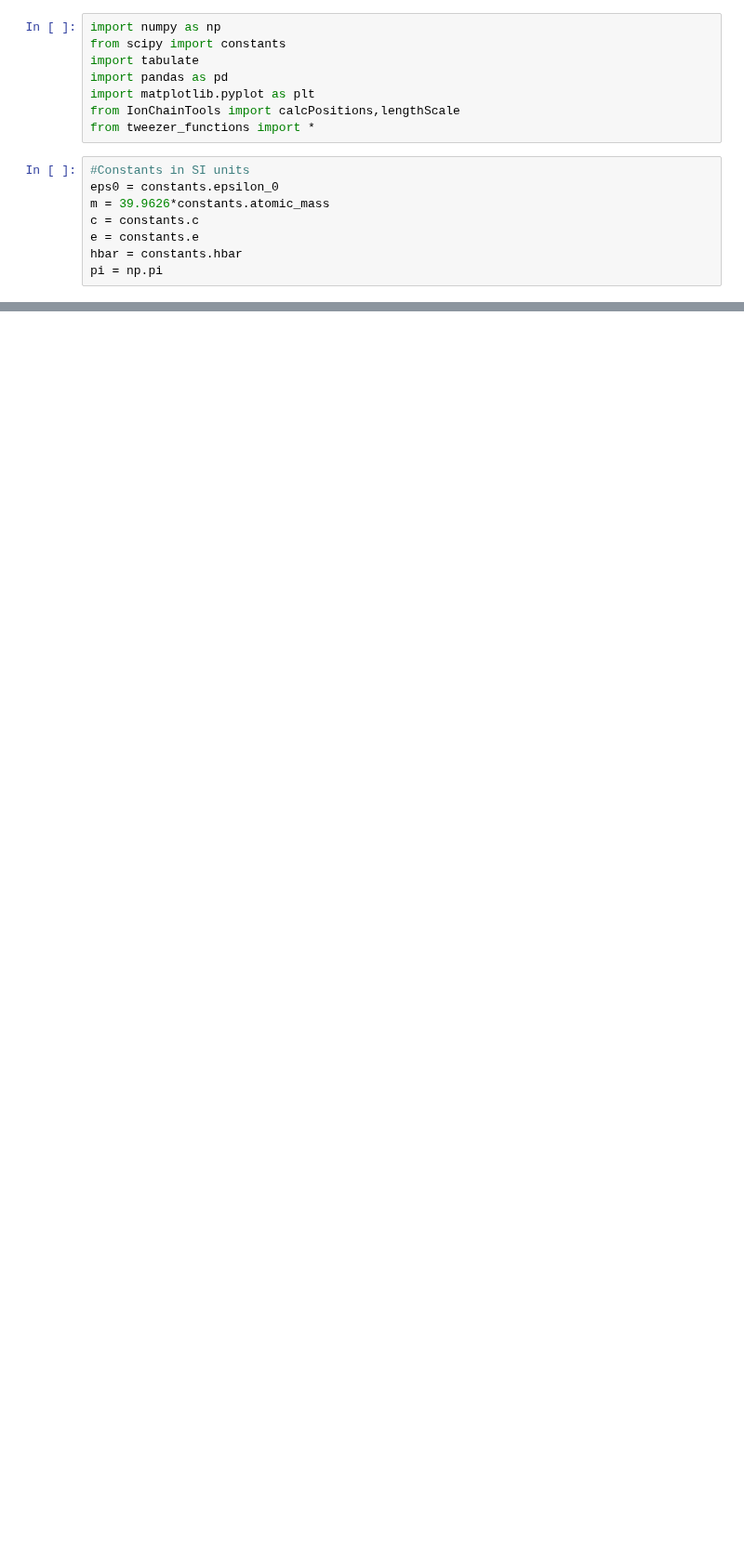
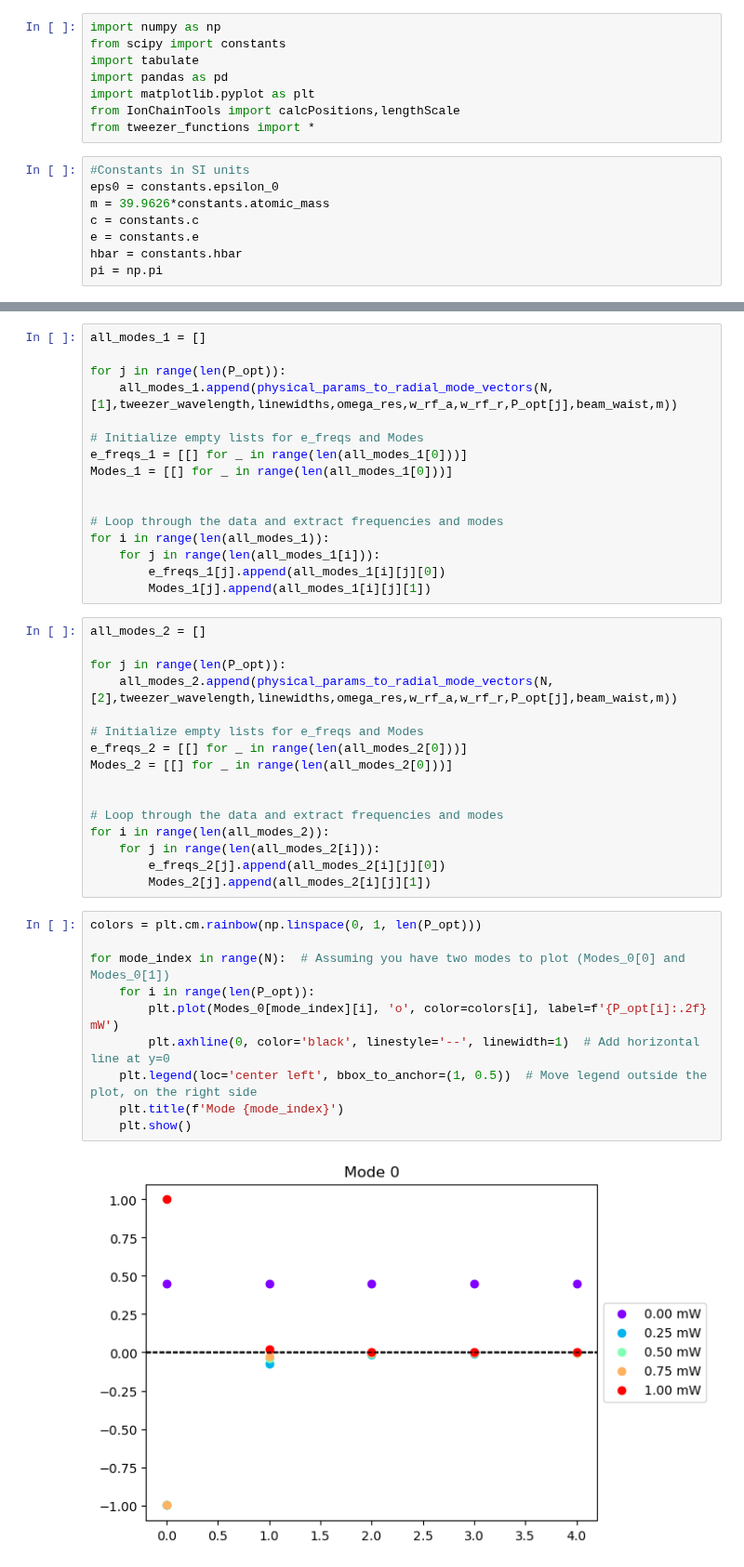
Before and after one commit to SQRLab/BladeRunner, a Jupyter notebook: Tweezers/Troubleshooting_Tests.ipynb, the cells around one changed output, grey strips where cells are left out. Shown at 93% size. Drawn from its saved outputs; the diff is of its cells as text; blank space fills up the shorter version.

```diff
--- a/Tweezers/Troubleshooting_Tests.ipynb
+++ b/Tweezers/Troubleshooting_Tests.ipynb
@@ -394,0 +108,44 @@ physical_params_to_mode_vectors(N,tweezed_ions,omega_tweezer,tweezer_wavelength,
+# %%
+all_modes_1 = []
+
+for j in range(len(P_opt)):
+    all_modes_1.append(physical_params_to_radial_mode_vectors(N,[1],tweezer_wavelength,linewidths,omega_res,w_rf_a,w_rf_r,P_opt[j],beam_waist,m))
+
+# Initialize empty lists for e_freqs and Modes
+e_freqs_1 = [[] for _ in range(len(all_modes_1[0]))]
+Modes_1 = [[] for _ in range(len(all_modes_1[0]))]
+
+
+# Loop through the data and extract frequencies and modes
+for i in range(len(all_modes_1)):
+    for j in range(len(all_modes_1[i])):
+        e_freqs_1[j].append(all_modes_1[i][j][0])
+        Modes_1[j].append(all_modes_1[i][j][1])
+# %%
+all_modes_2 = []
+
+for j in range(len(P_opt)):
+    all_modes_2.append(physical_params_to_radial_mode_vectors(N,[2],tweezer_wavelength,linewidths,omega_res,w_rf_a,w_rf_r,P_opt[j],beam_waist,m))
+
+# Initialize empty lists for e_freqs and Modes
+e_freqs_2 = [[] for _ in range(len(all_modes_2[0]))]
+Modes_2 = [[] for _ in range(len(all_modes_2[0]))]
+
+
+# Loop through the data and extract frequencies and modes
+for i in range(len(all_modes_2)):
+    for j in range(len(all_modes_2[i])):
+        e_freqs_2[j].append(all_modes_2[i][j][0])
+        Modes_2[j].append(all_modes_2[i][j][1])
+# %%
+colors = plt.cm.rainbow(np.linspace(0, 1, len(P_opt)))
+
+for mode_index in range(N):  # Assuming you have two modes to plot (Modes_0[0] and Modes_0[1])
+    for i in range(len(P_opt)):
+        plt.plot(Modes_0[mode_index][i], 'o', color=colors[i], label=f'{P_opt[i]:.2f} mW')
+        plt.axhline(0, color='black', linestyle='--', linewidth=1)  # Add horizontal line at y=0
+    plt.legend(loc='center left', bbox_to_anchor=(1, 0.5))  # Move legend outside the plot, on the right side
+    plt.title(f'Mode {mode_index}')
+    plt.show()
+# %% [output]
+[figure, added]
```
Also changed, not shown: parts of 31 cells of this notebook, 1 other file.
